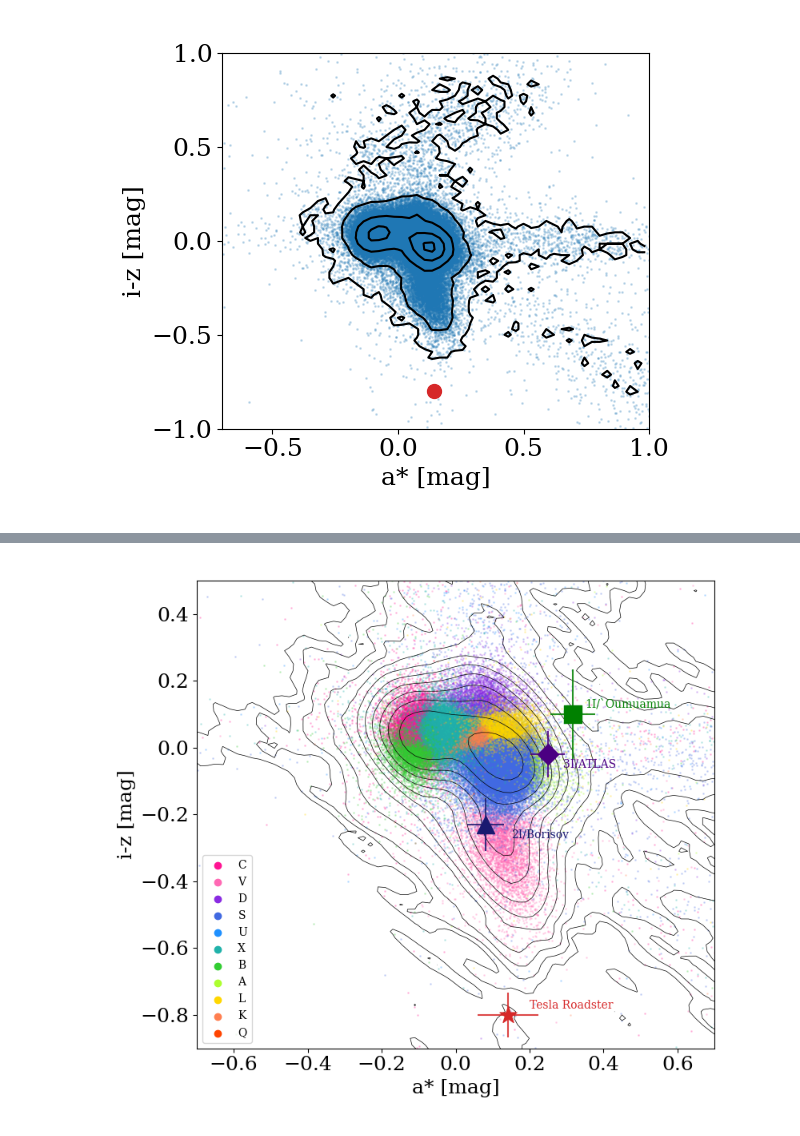
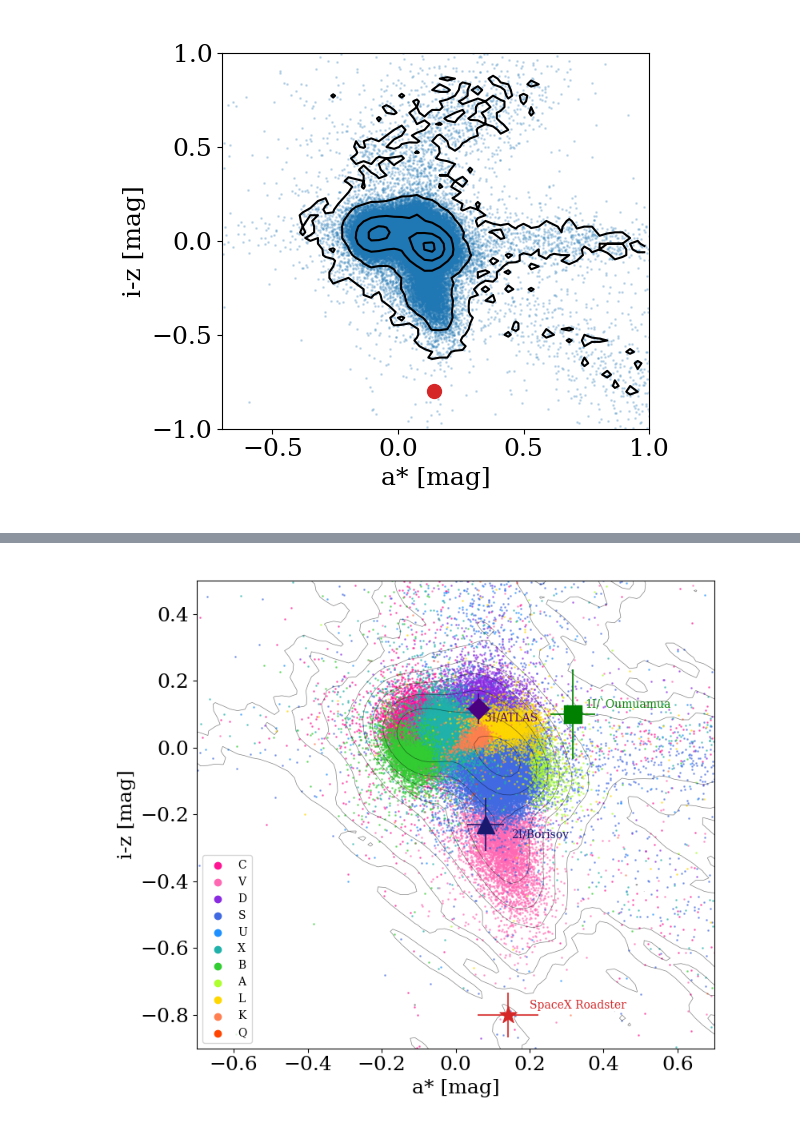
Before and after one commit to jradavenport/iso3IATLAS, a Jupyter notebook: Tesla-Roadster.ipynb, the cells around one changed output, grey strips where cells are left out. Drawn from its saved outputs; the diff is of its cells as text; code cells hidden in the pictures.

```diff
--- a/Tesla-Roadster.ipynb
+++ b/Tesla-Roadster.ipynb
@@ -276,7 +174,7 @@ plt.savefig('tesla-colors.pdf', dpi=150, bbox_inches='tight', pad_inches=0.25)
 # %%
 # ISO colors in this space:
 
-# from Rubin..
+# 3I/ATLAS from Rubin
 iz3 = 18.17 - 18.03
 iz3err = np.sqrt(0.011**2 + 0.013**2)
 
@@ -284,22 +182,20 @@ ri3 = 18.37 - 18.13
 ri3err = np.sqrt(0.010**2 + 0.010**2)
 # don't have g-r from Rubin... argh
 
-# 3I/ATLAS
-atlas_gr, atlas_gr_err = 0.84, 0.05
-atlas_ri, atlas_ri_err = 0.16, 0.03
-atlas_iz, atlas_iz_err = -0.02, 0.07
-atlas_gi, atlas_gi_err = 1.00, 0.05
-atlas_astar, atlas_astar_err = 0.2496, 0.0465
+atlas_gr, atlas_gr_err = 0.603, 0.031
+atlas_ri, atlas_ri_err = 0.210, 0.031
+atlas_iz, atlas_iz_err = 0.117, 0.046
+atlas_rz, atlas_rz_err = 0.327, 0.035
+atlas_astar, atlas_astar_err = 0.06117, 0.03092
 
-
-# 2I/Borisov
+# 2I/Borisov, from Bolin
 borisov_gr, borisov_gr_err = 0.63, 0.05
 borisov_ri, borisov_ri_err = 0.20, 0.05
 borisov_gi, borisov_gi_err = 0.83, 0.05
 borisov_rz, borisov_rz_err = -0.03, 0.06
 
 # borisov_iz = borisov_rz - borisov_ri
-borisov_i_z, borisov_iz_err = -0.23, 0.0781
+borisov_iz, borisov_iz_err = -0.23, 0.0781
 
 # borisov_astar = 0.89 * (borisov_gr) + 0.45*(borisov_ri) - 0.57
 borisov_astar, borisov_astar_err = 0.0807, 0.0499
@@ -316,6 +251,6 @@ oumuamua_astar, oumuamua_astar_err = 0.3171, 0.0602
 # %%
 fig = plt.figure(figsize=(8, 7))
-ax = fig.add_subplot(111)
+# ax = fig.add_subplot(111)
 
 colors =["#FF1493", "#FF69B4", "#8A2BE2", "#4169E1", "#1E90FF",  "#20B2AA", "#32CD32", "#ADFF2F", "#FFD700", "#FF7F50", "#FF4500"]
 cl = df['gr_gp_complex'].str[0].unique()
@@ -323,37 +258,36 @@ for k in range(len(cl)):
     clx = df['gr_gp_complex'].str[0][ok] == cl[k]
     if np.sum(clx) > 0:
         plt.scatter([],[],label=cl[k], c=colors[k])
-        plt.scatter(astar[clx], df['imag'][ok][clx]-df['zmag'][ok][clx], s=1, alpha=0.2, c=colors[k], rasterized=True)
+        plt.scatter(astar[clx], df['imag'][ok][clx]-df['zmag'][ok][clx], s=1, alpha=0.5, c=colors[k], rasterized=True)
 
 plt.contour(Z.T, origin='lower', extent=[xmin, xmax, ymin, ymax],
-            levels = np.logspace(-2.3,2,15), colors='k', linewidths=0.5)
+            levels = np.logspace(-2.3,2,11), colors='k', linewidths=0.5, alpha=0.5)
 
 plt.legend(fontsize=10)
 
 plt.scatter(Ta,Tiz, s=250, c='C3', zorder=10000, marker='*')#, edgecolors='white')
 plt.errorbar(Ta,Tiz, xerr=Ta_err, yerr=Tiz_err, color='C3',alpha=0.85)
-plt.text(0.2, -0.78, 'Tesla Roadster', color='C3', fontsize=10)
+plt.text(0.2, -0.78, 'SpaceX Roadster', color='C3', fontsize=10)
 
 plt.scatter(borisov_astar, borisov_iz, s=250, c='MidnightBlue', zorder=10000, marker='^')#, edgecolors='white')
 plt.errorbar(borisov_astar,borisov_iz, xerr=borisov_astar_err, yerr=borisov_iz_err, color='MidnightBlue',alpha=0.85)
 plt.text(0.15, -0.27, '2I/Borisov', color='MidnightBlue', fontsize=10)
 
 plt.scatter(oumuamua_astar, oumuamua_iz, s=250, c='green', zorder=10000, marker='s')#, edgecolors='white')
 plt.errorbar(oumuamua_astar,oumuamua_iz, xerr=oumuamua_astar_err, yerr=oumuamua_iz_err, color='green',alpha=0.85)
 plt.text(0.35, 0.12, '1I/`Oumuamua', color='green', fontsize=10)
 
 plt.scatter(atlas_astar, atlas_iz, s=175, c='Indigo', zorder=10000, marker='D')#, edgecolors='white')
 plt.errorbar(atlas_astar,atlas_iz, xerr=atlas_astar_err, yerr=atlas_iz_err, color='Indigo',alpha=0.85)
-plt.text(0.29, -0.06, '3I/ATLAS', color='Indigo', fontsize=10)
-
+plt.text(0.08, 0.08, '3I/ATLAS', color='Indigo', fontsize=10)
 
 
 plt.xlim(-0.7,.7)
 plt.ylim(-.9,.5)
 
 plt.xlabel('a* [mag]')
 plt.ylabel('i-z [mag]')
 plt.tight_layout()
 plt.savefig('tesla-iso-colors.pdf', dpi=150, bbox_inches='tight', pad_inches=0.25)
 # %% [output]
-[figure, old version]
+[figure, new version]
```
Also changed, not shown: parts of 5 cells of this notebook.
